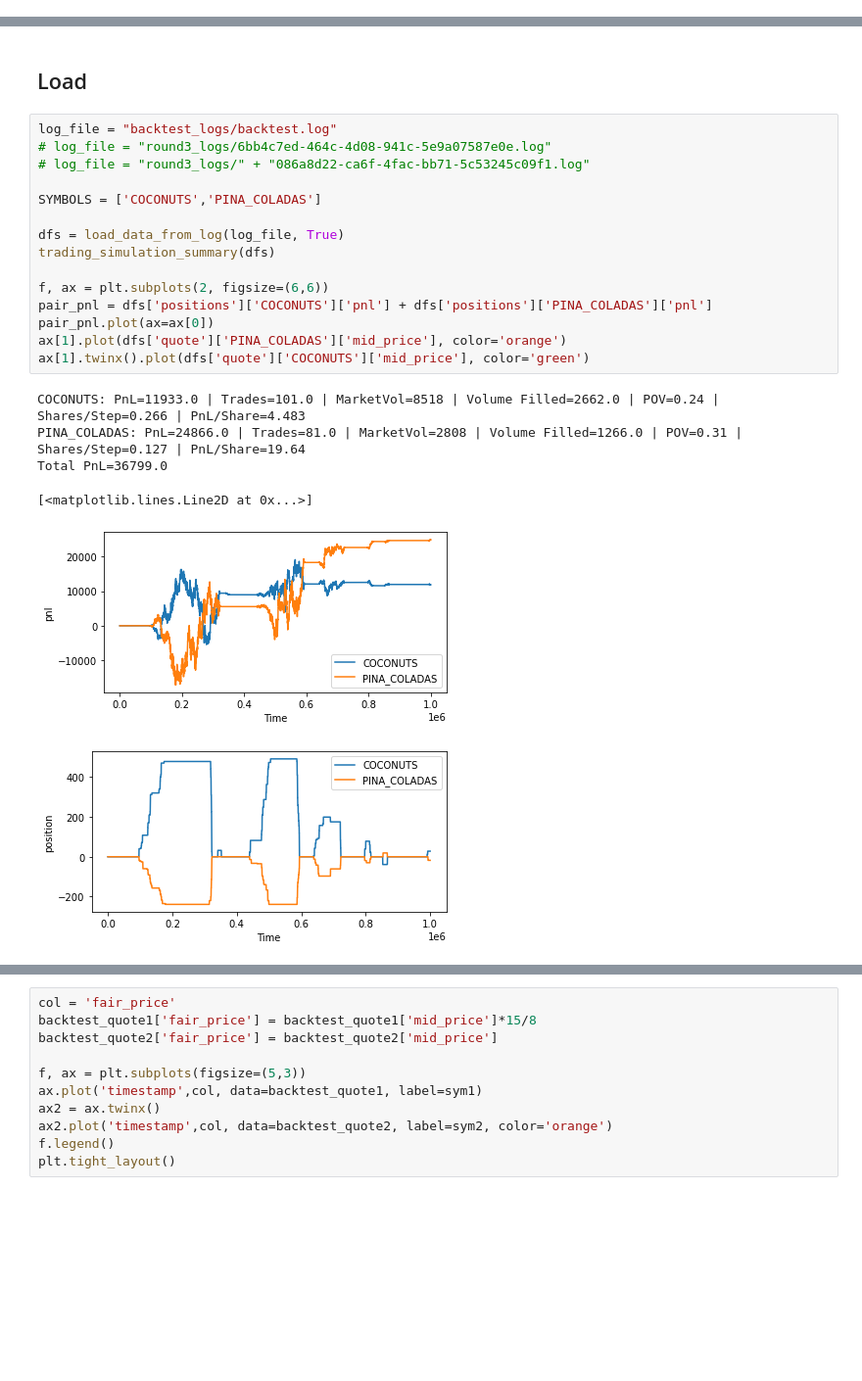
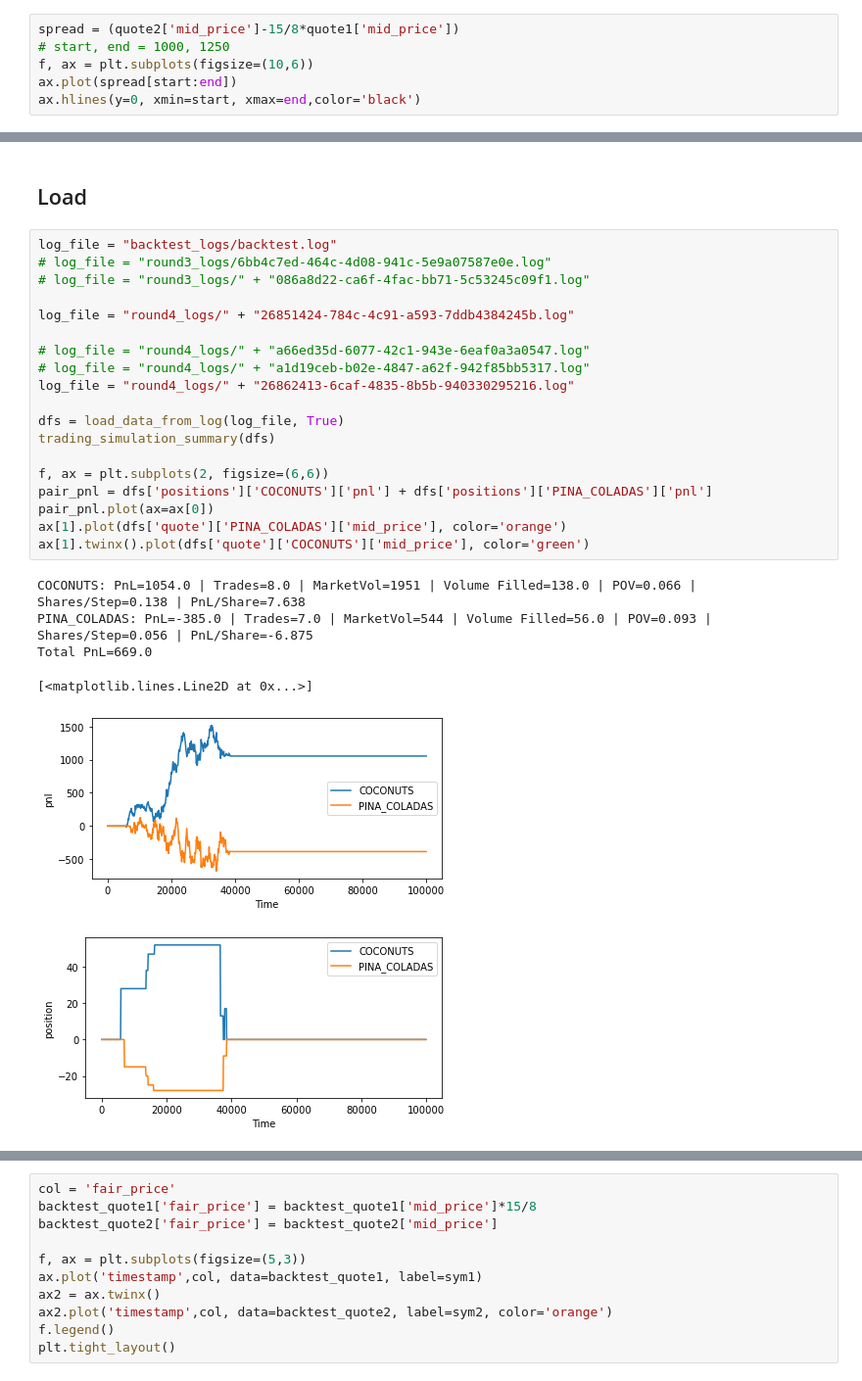
Before and after one commit to XiuLuoShen/imc_prosperity, a Jupyter notebook: Pairs.ipynb, the cells around one changed output, grey strips where cells are left out. Shown at 98% size. Drawn from its saved outputs; the diff is of its cells as text; blank space fills up the shorter version.

```diff
--- a/Pairs.ipynb
+++ b/Pairs.ipynb
@@ -498,0 +549,6 @@ pair_data['signal'] = 100*(pair_data['mid_price_PINA_COLADAS']/pair_data['mid_pr
+# %%
+spread = (quote2['mid_price']-15/8*quote1['mid_price'])
+# start, end = 1000, 1250
+f, ax = plt.subplots(figsize=(10,6))
+ax.plot(spread[start:end])
+ax.hlines(y=0, xmin=start, xmax=end,color='black')
@@ -895,22 +954,26 @@ def get_orders_fills(market_trades, orders, quote):
 # %%
 log_file = "backtest_logs/backtest.log"
 # log_file = "round3_logs/6bb4c7ed-464c-4d08-941c-5e9a07587e0e.log"
 # log_file = "round3_logs/" + "086a8d22-ca6f-4fac-bb71-5c53245c09f1.log"
 
-SYMBOLS = ['COCONUTS','PINA_COLADAS']
+log_file = "round4_logs/" + "26851424-784c-4c91-a593-7ddb4384245b.log"
+
+# log_file = "round4_logs/" + "a66ed35d-6077-42c1-943e-6eaf0a3a0547.log"
+# log_file = "round4_logs/" + "a1d19ceb-b02e-4847-a62f-942f85bb5317.log"
+log_file = "round4_logs/" + "26862413-6caf-4835-8b5b-940330295216.log"
 
 dfs = load_data_from_log(log_file, True)
 trading_simulation_summary(dfs)
 
 f, ax = plt.subplots(2, figsize=(6,6))
 pair_pnl = dfs['positions']['COCONUTS']['pnl'] + dfs['positions']['PINA_COLADAS']['pnl']
 pair_pnl.plot(ax=ax[0])
 ax[1].plot(dfs['quote']['PINA_COLADAS']['mid_price'], color='orange')
 ax[1].twinx().plot(dfs['quote']['COCONUTS']['mid_price'], color='green')
 # %% [output]
-COCONUTS: PnL=11933.0 | Trades=101.0 | MarketVol=8518 | Volume Filled=2662.0 | POV=0.24 | Shares/Step=0.266 | PnL/Share=4.483
-PINA_COLADAS: PnL=24866.0 | Trades=81.0 | MarketVol=2808 | Volume Filled=1266.0 | POV=0.31 | Shares/Step=0.127 | PnL/Share=19.64
-Total PnL=36799.0
+COCONUTS: PnL=1054.0 | Trades=8.0 | MarketVol=1951 | Volume Filled=138.0 | POV=0.066 | Shares/Step=0.138 | PnL/Share=7.638
+PINA_COLADAS: PnL=-385.0 | Trades=7.0 | MarketVol=544 | Volume Filled=56.0 | POV=0.093 | Shares/Step=0.056 | PnL/Share=-6.875
+Total PnL=669.0
 [<matplotlib.lines.Line2D at 0x...>]
-[figure, old version]
+[figure, new version]
-[figure, old version]
+[figure, new version]
```
Also changed, not shown: parts of 23 cells of this notebook, 5 other files.
